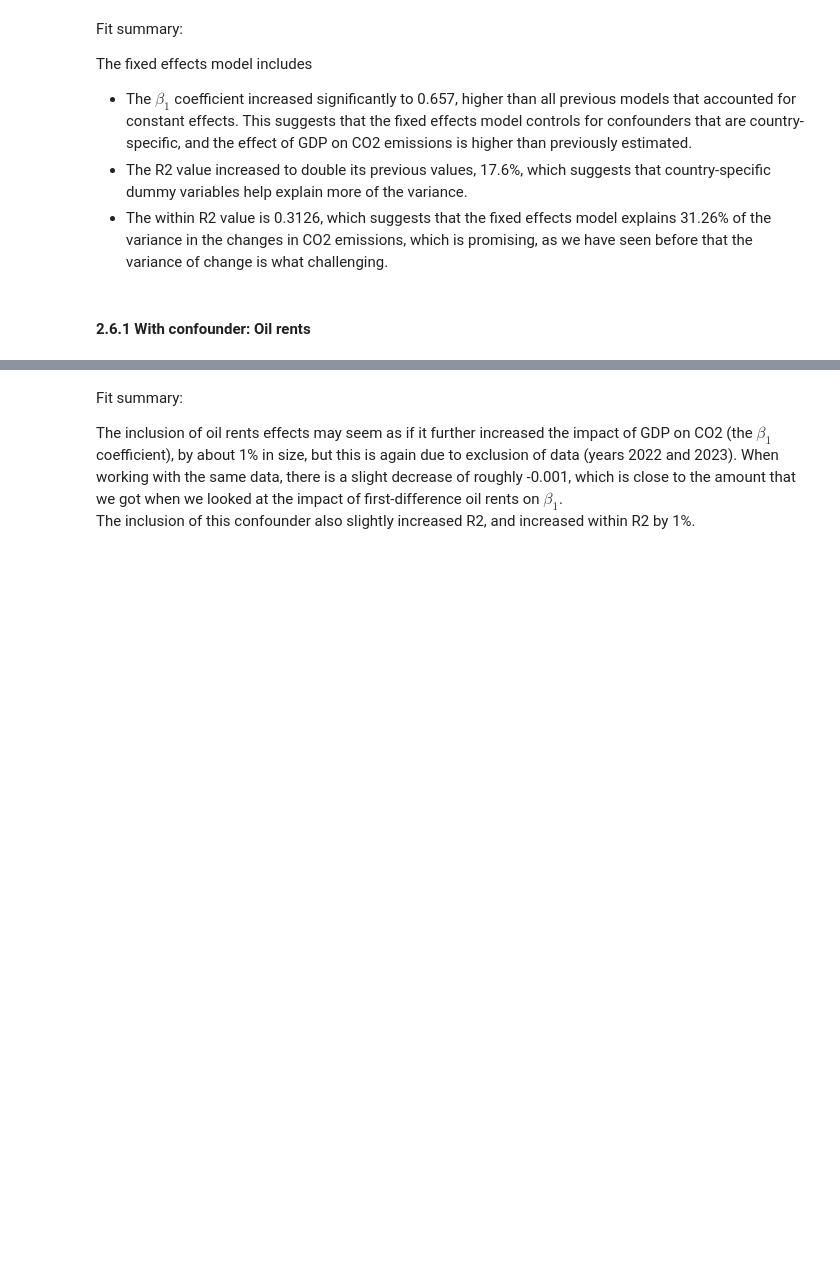
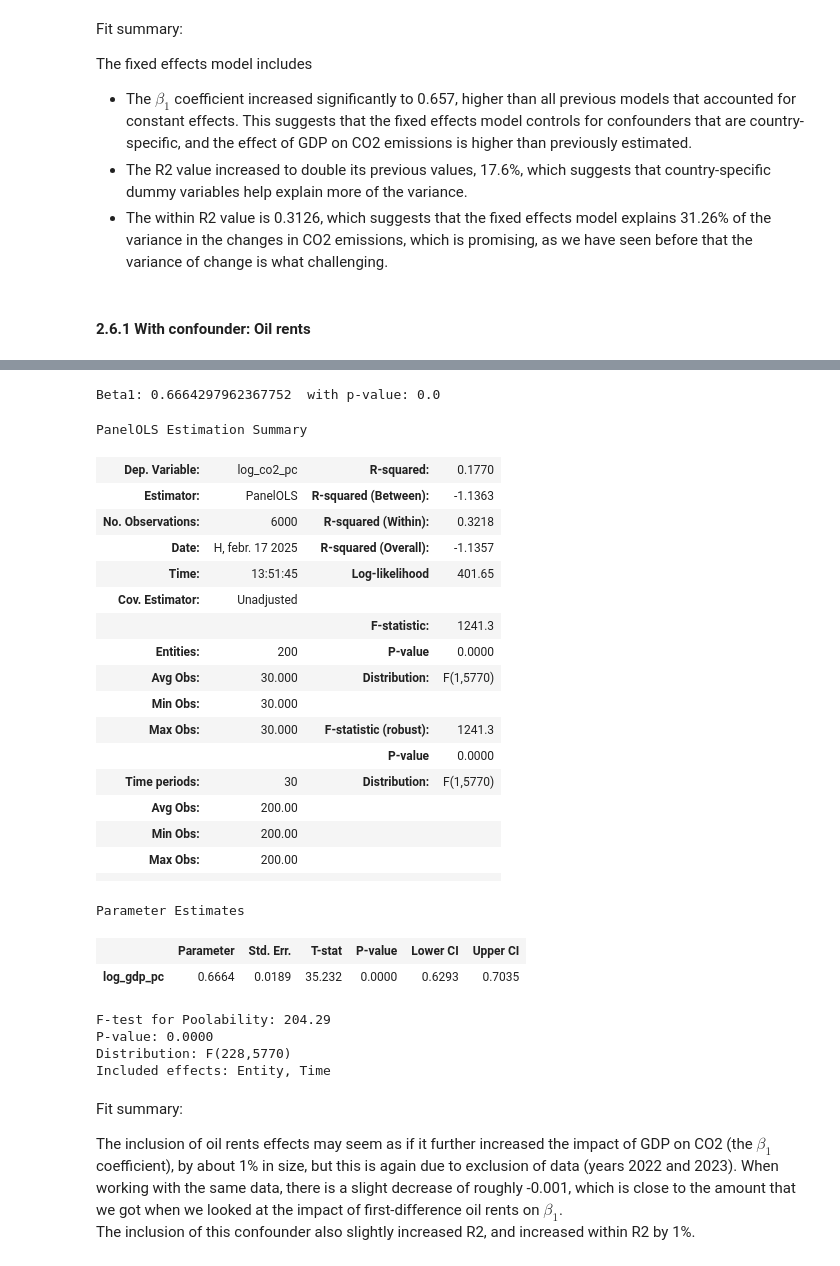
Before and after one commit to me9hanics/CEU, a Jupyter notebook: DA4_Causal_Inference/Assignment2/DA4_MihalyHanics_Assignment2.ipynb, the cells around one changed output, grey strips where cells are left out. Drawn from its saved outputs; the diff is of its cells as text; code cells hidden in the pictures; blank space fills up the shorter version.

```diff
--- a/DA4_Causal_Inference/Assignment2/DA4_MihalyHanics_Assignment2.ipynb
+++ b/DA4_Causal_Inference/Assignment2/DA4_MihalyHanics_Assignment2.ipynb
@@ -756,6 +758,39 @@ F-test for Poolability: 158.00
 P-value: 0.0000
 Distribution: F(228,5769)
 Included effects: Entity, Time
+# %%
+fit = PanelOLS.from_formula(f"{y} ~ {x}  + TimeEffects + EntityEffects ",
+    data=data_extended_country.set_index(["Country Name", "Year"],)
+).fit()
+print("Beta1:", fit.params['log_gdp_pc'], " with p-value:", fit.pvalues['log_gdp_pc'])
+fit.summary
+# %% [output]
+Beta1: 0.6664297962367752  with p-value: 0.0
+PanelOLS Estimation Summary
+| Dep. Variable: | log_co2_pc | R-squared: | 0.1770 |
+| Estimator: | PanelOLS | R-squared (Between): | -1.1363 |
+| No. Observations: | 6000 | R-squared (Within): | 0.3218 |
+| Date: | H, febr. 17 2025 | R-squared (Overall): | -1.1357 |
+| Time: | 13:51:45 | Log-likelihood | 401.65 |
+| Cov. Estimator: | Unadjusted |  |  |
+|  |  | F-statistic: | 1241.3 |
+| Entities: | 200 | P-value | 0.0000 |
+| Avg Obs: | 30.000 | Distribution: | F(1,5770) |
+| Min Obs: | 30.000 |  |  |
+| Max Obs: | 30.000 | F-statistic (robust): | 1241.3 |
+|  |  | P-value | 0.0000 |
+| Time periods: | 30 | Distribution: | F(1,5770) |
+| Avg Obs: | 200.00 |  |  |
+| Min Obs: | 200.00 |  |  |
+| Max Obs: | 200.00 |  |  |
+|  |  |  |  |
+Parameter Estimates
+|  | Parameter | Std. Err. | T-stat | P-value | Lower CI | Upper CI |
+| log_gdp_pc | 0.6664 | 0.0189 | 35.232 | 0.0000 | 0.6293 | 0.7035 |
+F-test for Poolability: 204.29
+P-value: 0.0000
+Distribution: F(228,5770)
+Included effects: Entity, Time
 # %% [markdown]
 Fit summary:
 
```
Also changed, not shown: parts of 13 cells of this notebook, 2 other files.
